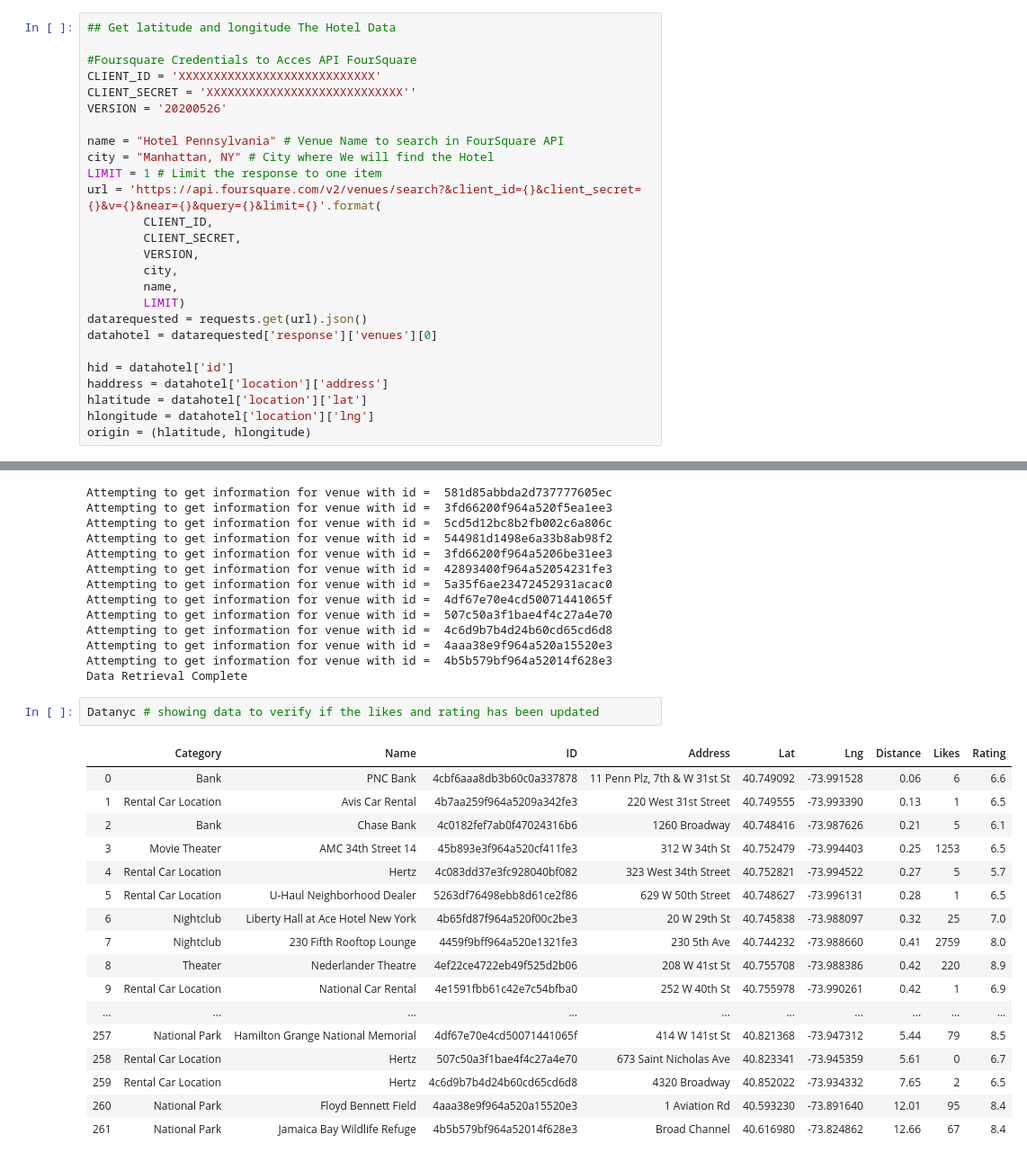
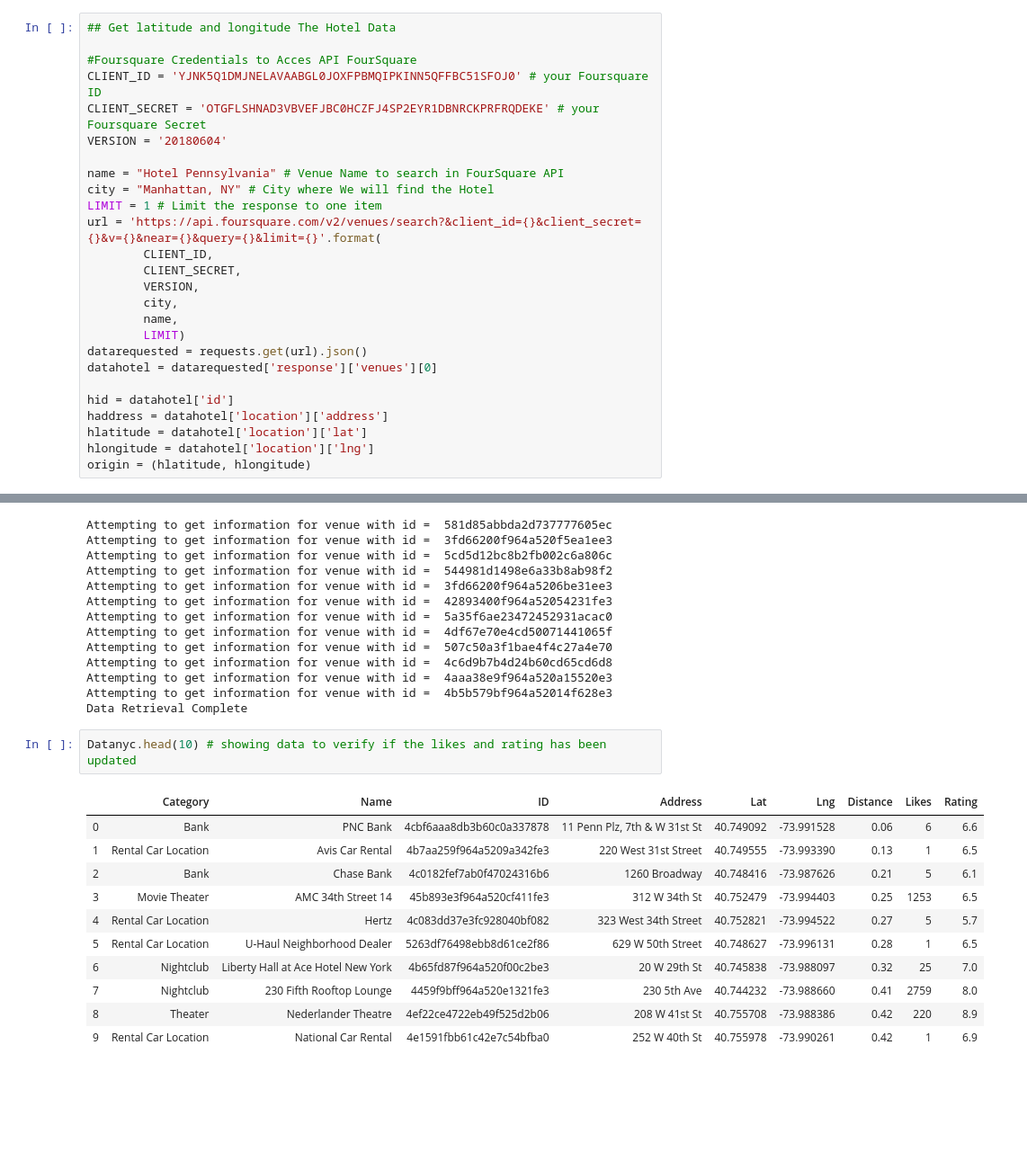
Before and after one commit to rchevez/Coursera_Capstone, a Jupyter notebook: Applied_Data_Science_Capstone_Data-Week-01.ipynb, the cells around one changed output, grey strips where cells are left out. Shown at 90% size. Cells and saved outputs as stored; diff of their text form; blank space fills up the shorter version.

```diff
--- a/Applied_Data_Science_Capstone_Data-Week-01.ipynb
+++ b/Applied_Data_Science_Capstone_Data-Week-01.ipynb
@@ -68,9 +68,9 @@ Libraries Loaded
 ## Get latitude and longitude The Hotel Data
 
 #Foursquare Credentials to Acces API FourSquare
-CLIENT_ID = 'XXXXXXXXXXXXXXXXXXXXXXXXXXXX'
-CLIENT_SECRET = 'XXXXXXXXXXXXXXXXXXXXXXXXXXXX''
-VERSION = '20200526'
+CLIENT_ID = 'YJNK5Q1DMJNELAVAABGL0JOXFPBMQIPKINN5QFFBC51SFOJ0' # your Foursquare ID
+CLIENT_SECRET = 'OTGFLSHNAD3VBVEFJBC0HCZFJ4SP2EYR1DBNRCKPRFRQDEKE' # your Foursquare Secret
+VERSION = '20180604'
 
 name = "Hotel Pennsylvania" # Venue Name to search in FourSquare API
 city = "Manhattan, NY" # City where We will find the Hotel
@@ -258,22 +240,16 @@ Attempting to get information for venue with id =  4aaa38e9f964a520a15520e3
 Attempting to get information for venue with id =  4b5b579bf964a52014f628e3
 Data Retrieval Complete
 # %%
-Datanyc # showing data to verify if the likes and rating has been updated
+Datanyc.head(10) # showing data to verify if the likes and rating has been updated
 # %% [output]
 |  | Category | Name | ID | Address | Lat | Lng | Distance | Likes | Rating |
 | 0 | Bank | PNC Bank | 4cbf6aaa8db3b60c0a337878 | 11 Penn Plz, 7th & W 31st St | 40.749092 | -73.991528 | 0.06 | 6 | 6.6 |
 | 1 | Rental Car Location | Avis Car Rental | 4b7aa259f964a5209a342fe3 | 220 West 31st Street | 40.749555 | -73.993390 | 0.13 | 1 | 6.5 |
 | 2 | Bank | Chase Bank | 4c0182fef7ab0f47024316b6 | 1260 Broadway | 40.748416 | -73.987626 | 0.21 | 5 | 6.1 |
 | 3 | Movie Theater | AMC 34th Street 14 | 45b893e3f964a520cf411fe3 | 312 W 34th St | 40.752479 | -73.994403 | 0.25 | 1253 | 6.5 |
 | 4 | Rental Car Location | Hertz | 4c083dd37e3fc928040bf082 | 323 West 34th Street | 40.752821 | -73.994522 | 0.27 | 5 | 5.7 |
 | 5 | Rental Car Location | U-Haul Neighborhood Dealer | 5263df76498ebb8d61ce2f86 | 629 W 50th Street | 40.748627 | -73.996131 | 0.28 | 1 | 6.5 |
 | 6 | Nightclub | Liberty Hall at Ace Hotel New York | 4b65fd87f964a520f00c2be3 | 20 W 29th St | 40.745838 | -73.988097 | 0.32 | 25 | 7.0 |
 | 7 | Nightclub | 230 Fifth Rooftop Lounge | 4459f9bff964a520e1321fe3 | 230 5th Ave | 40.744232 | -73.988660 | 0.41 | 2759 | 8.0 |
 | 8 | Theater | Nederlander Theatre | 4ef22ce4722eb49f525d2b06 | 208 W 41st St | 40.755708 | -73.988386 | 0.42 | 220 | 8.9 |
 | 9 | Rental Car Location | National Car Rental | 4e1591fbb61c42e7c54bfba0 | 252 W 40th St | 40.755978 | -73.990261 | 0.42 | 1 | 6.9 |
-| ... | ... | ... | ... | ... | ... | ... | ... | ... | ... |
-| 257 | National Park | Hamilton Grange National Memorial | 4df67e70e4cd50071441065f | 414 W 141st St | 40.821368 | -73.947312 | 5.44 | 79 | 8.5 |
-| 258 | Rental Car Location | Hertz | 507c50a3f1bae4f4c27a4e70 | 673 Saint Nicholas Ave | 40.823341 | -73.945359 | 5.61 | 0 | 6.7 |
-| 259 | Rental Car Location | Hertz | 4c6d9b7b4d24b60cd65cd6d8 | 4320 Broadway | 40.852022 | -73.934332 | 7.65 | 2 | 6.5 |
-| 260 | National Park | Floyd Bennett Field | 4aaa38e9f964a520a15520e3 | 1 Aviation Rd | 40.593230 | -73.891640 | 12.01 | 95 | 8.4 |
-| 261 | National Park | Jamaica Bay Wildlife Refuge | 4b5b579bf964a52014f628e3 | Broad Channel | 40.616980 | -73.824862 | 12.66 | 67 | 8.4 |
```
Also changed, not shown: parts of 3 cells of this notebook.
